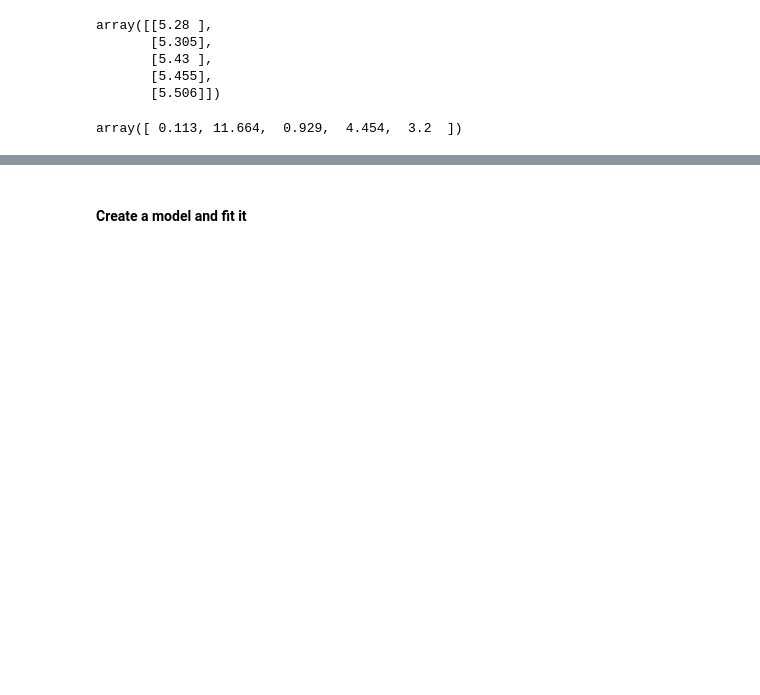
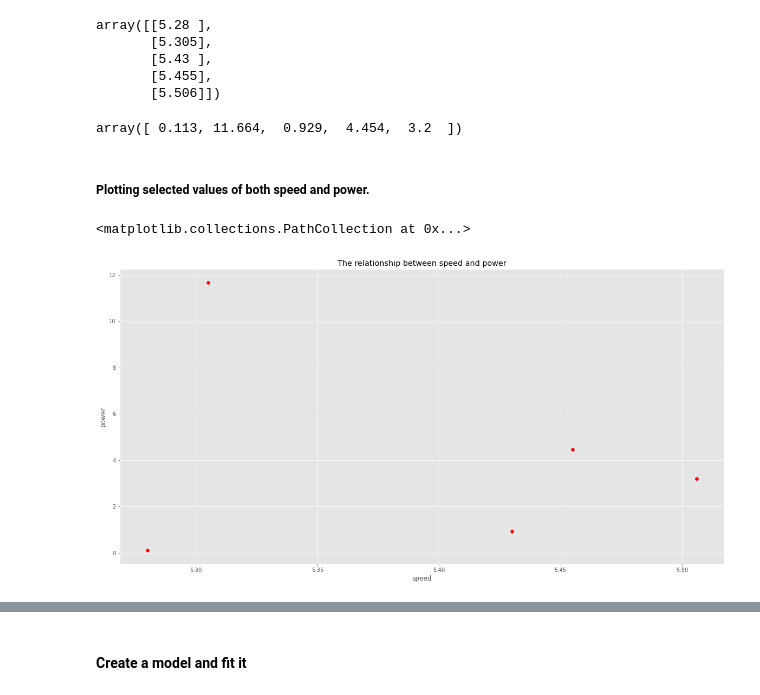
Before and after one commit to Samjean2020/project2020-fundamentals, a Jupyter notebook: Project2020.py.ipynb, the cells around one changed output, grey strips where cells are left out. Saved outputs shown, nothing was run; the diff lists cells and outputs as text; code cells hidden in the pictures; blank space fills up the shorter version.

```diff
--- a/Project2020.py.ipynb
+++ b/Project2020.py.ipynb
@@ -531,3 +568,16 @@ array([[5.28 ],
 y
 # %% [output]
 array([ 0.113, 11.664,  0.929,  4.454,  3.2  ])
+# %% [markdown]
+##### Plotting selected values of both speed and power.
+# %%
+# Plotting selected values of both speed and power.
+# Scatter labels.
+plt.title("The relationship between speed and power")
+plt.xlabel("speed")
+plt.ylabel("power")
+# Execute.
+plt.scatter(x,y, color = 'r')
+# %% [output]
+<matplotlib.collections.PathCollection at 0x...>
+[figure, added]
```
Also changed, not shown: parts of 96 cells of this notebook.
